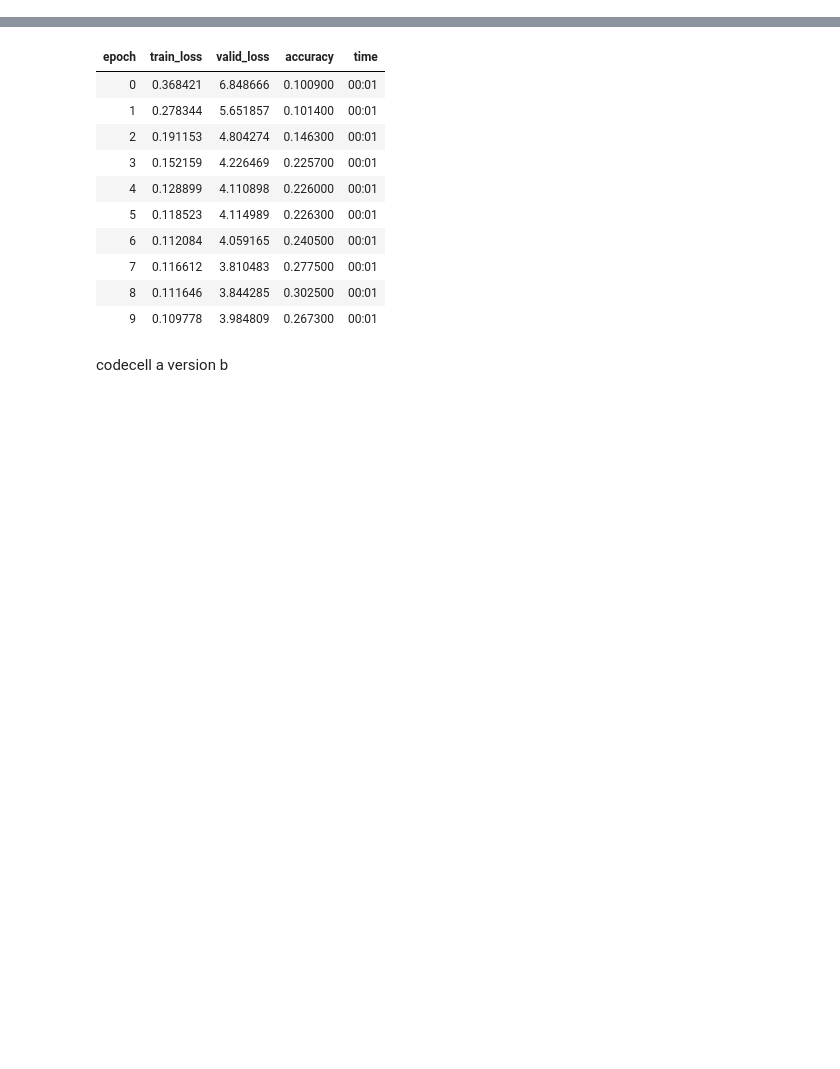
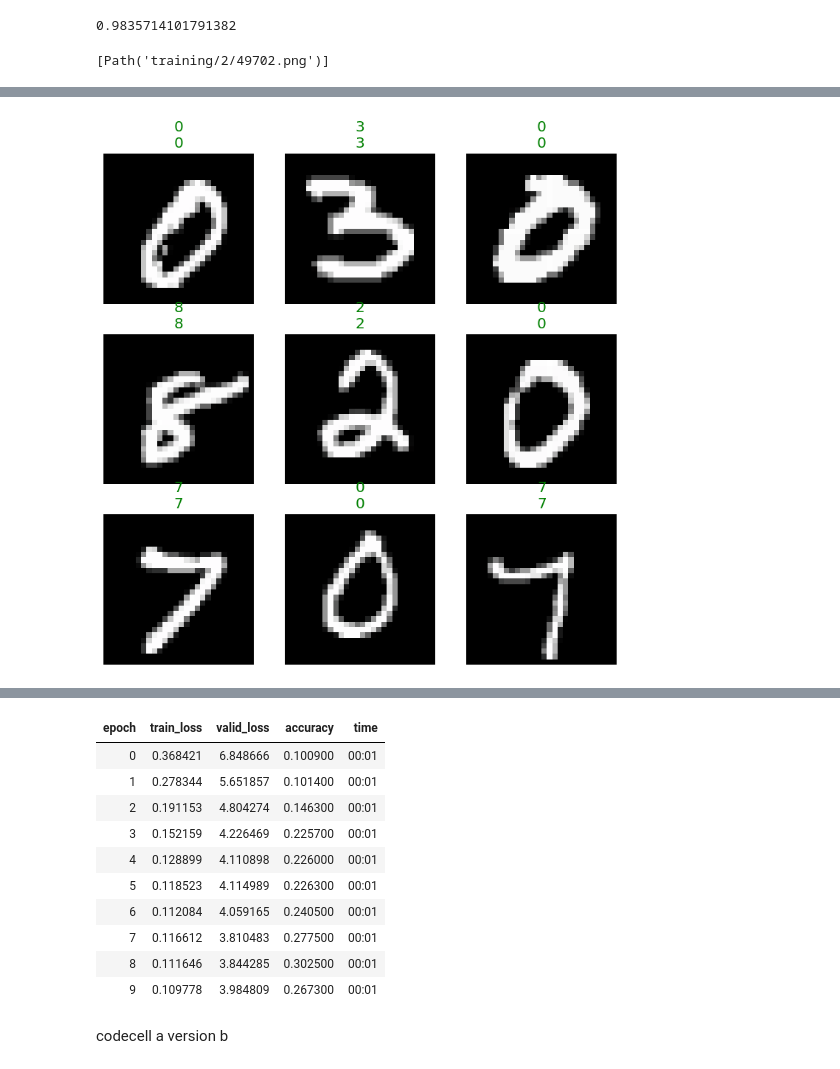
Before and after one commit to rubanzasilva/mnist_basics, a Jupyter notebook: a_mnist.ipynb, the cells around one changed output, grey strips where cells are left out. Saved outputs shown, nothing was run; the diff lists cells and outputs as text; code cells hidden in the pictures; blank space fills up the shorter version.

```diff
--- a/a_mnist.ipynb
+++ b/a_mnist.ipynb
@@ -20,0 +38,3 @@ Path.BASE_PATH = path
+# %%
+learn = vision_learner(dls, resnet34,loss_func=F.cross_entropy, metrics=accuracy)
+learn.fine_tune(1)
@@ -20,0 +47,12 @@ Path.BASE_PATH = path
+# %%
+learn.recorder.values[-1][2]
+# %% [output]
+0.9835714101791382
+# %%
+dls.train_ds.items[:1]
+#dls.valid_ds.items[:3]
+# %% [output]
+[Path('training/2/49702.png')]
+# %%
+learn.show_results()
+# %% [output]
@@ -20,0 +60 @@ Path.BASE_PATH = path
+[figure, added]
```
Also changed, not shown: parts of 25 cells of this notebook.
